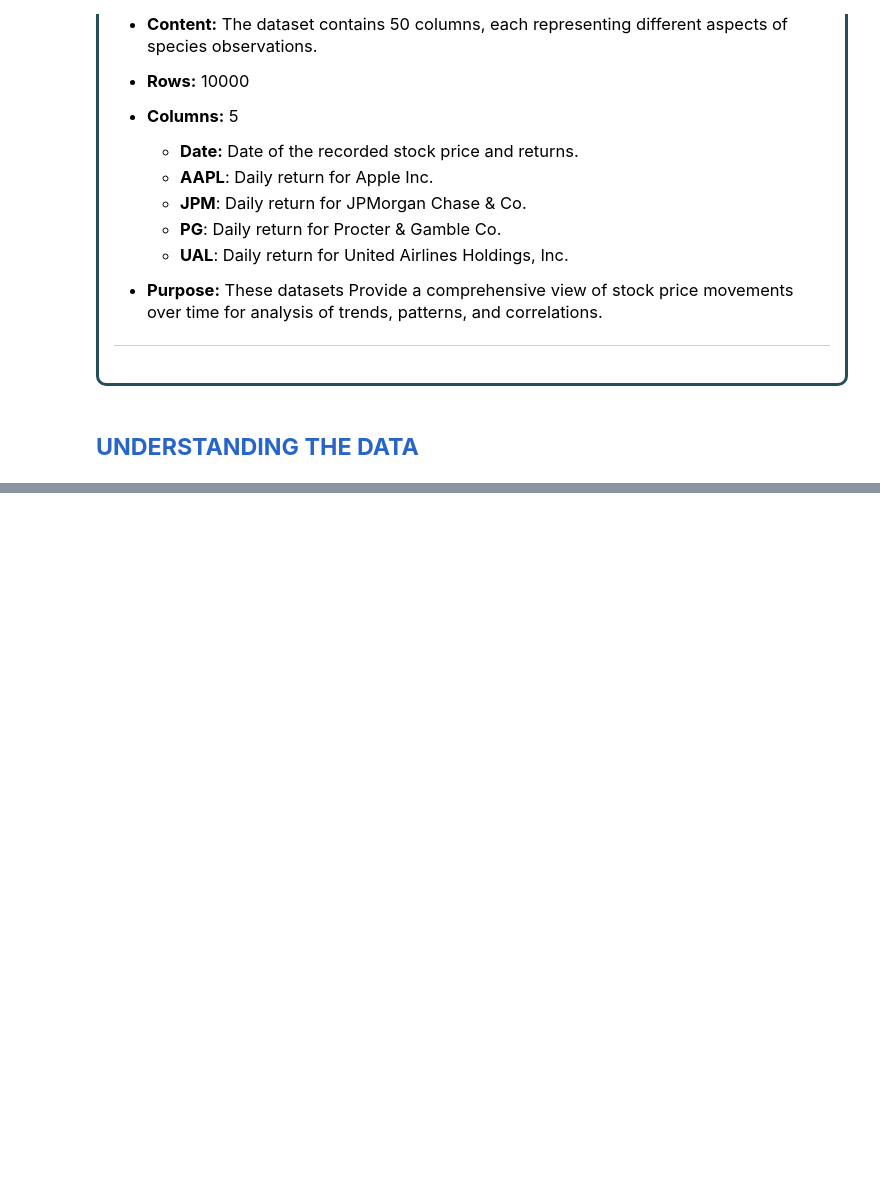
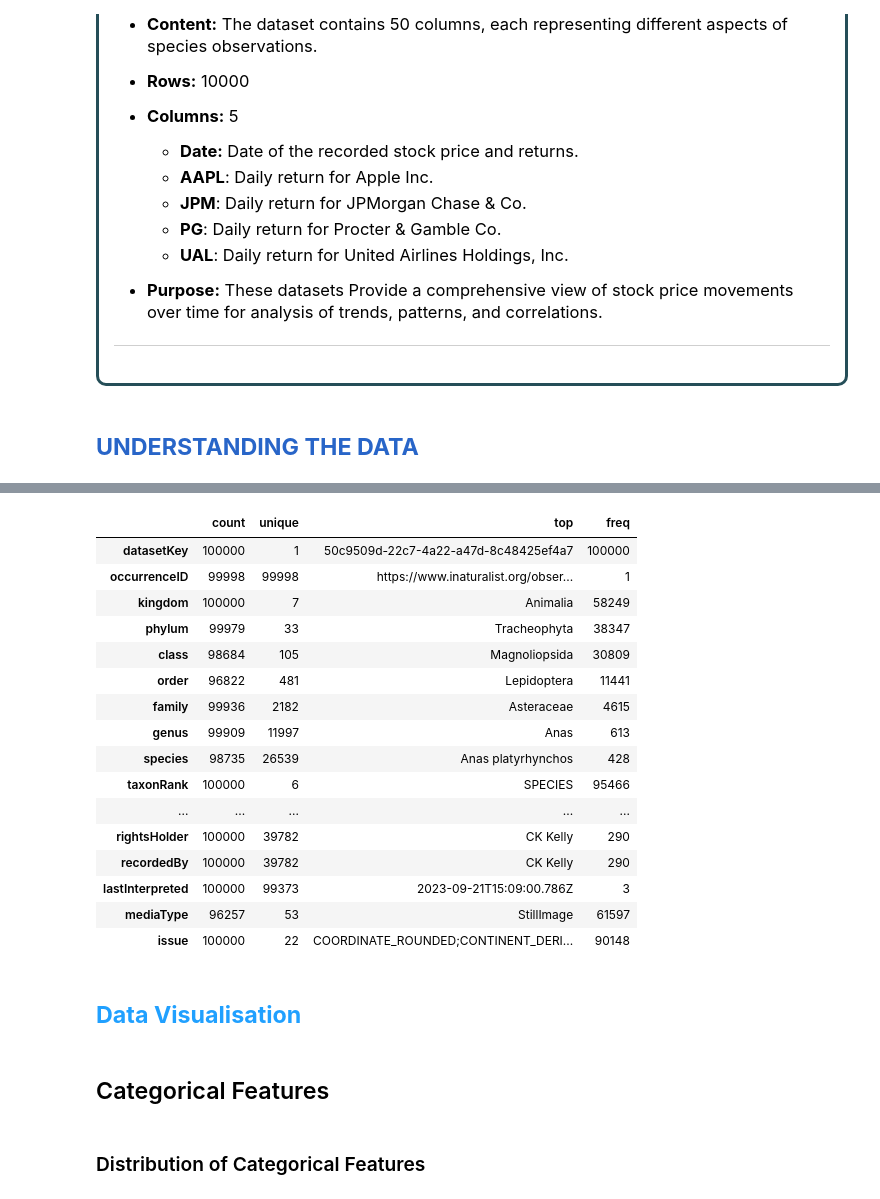
Before and after one commit to AmarjaKumbhar1505/Advance_Python_Programming, a Jupyter notebook: Darwin_Core_EDA.ipynb, the cells around one changed output, grey strips where cells are left out. Drawn from its saved outputs; the diff is of its cells as text; code cells hidden in the pictures; blank space fills up the shorter version.

```diff
--- a/Darwin_Core_EDA.ipynb
+++ b/Darwin_Core_EDA.ipynb
@@ -52,0 +246,30 @@
+# %%
+# Basic statistics summary of Object features
+data_cleaned.describe(include= 'object').T
+# %% [output]
+|  | count | unique | top | freq |
+| datasetKey | 100000 | 1 | 50c9509d-22c7-4a22-a47d-8c48425ef4a7 | 100000 |
+| occurrenceID | 99998 | 99998 | https://www.inaturalist.org/obser... | 1 |
+| kingdom | 100000 | 7 | Animalia | 58249 |
+| phylum | 99979 | 33 | Tracheophyta | 38347 |
+| class | 98684 | 105 | Magnoliopsida | 30809 |
+| order | 96822 | 481 | Lepidoptera | 11441 |
+| family | 99936 | 2182 | Asteraceae | 4615 |
+| genus | 99909 | 11997 | Anas | 613 |
+| species | 98735 | 26539 | Anas platyrhynchos | 428 |
+| taxonRank | 100000 | 6 | SPECIES | 95466 |
+| ... | ... | ... | ... | ... |
+| rightsHolder | 100000 | 39782 | CK Kelly | 290 |
+| recordedBy | 100000 | 39782 | CK Kelly | 290 |
+| lastInterpreted | 100000 | 99373 | 2023-09-21T15:09:00.786Z | 3 |
+| mediaType | 96257 | 53 | StillImage | 61597 |
+| issue | 100000 | 22 | COORDINATE_ROUNDED;CONTINENT_DERI... | 90148 |
+# %% [markdown]
+<a id='data-visualisation'></a>
+## <font color=#20a0ff> <b> Data Visualisation </b><font color='orange'>
+# %% [markdown]
+<a id='categorical-features'></a>
+## Categorical Features
+# %% [markdown]
+<a id='dist-categorical'></a>
+###  Distribution of Categorical Features
```
Also changed, not shown: parts of 27 cells of this notebook.
